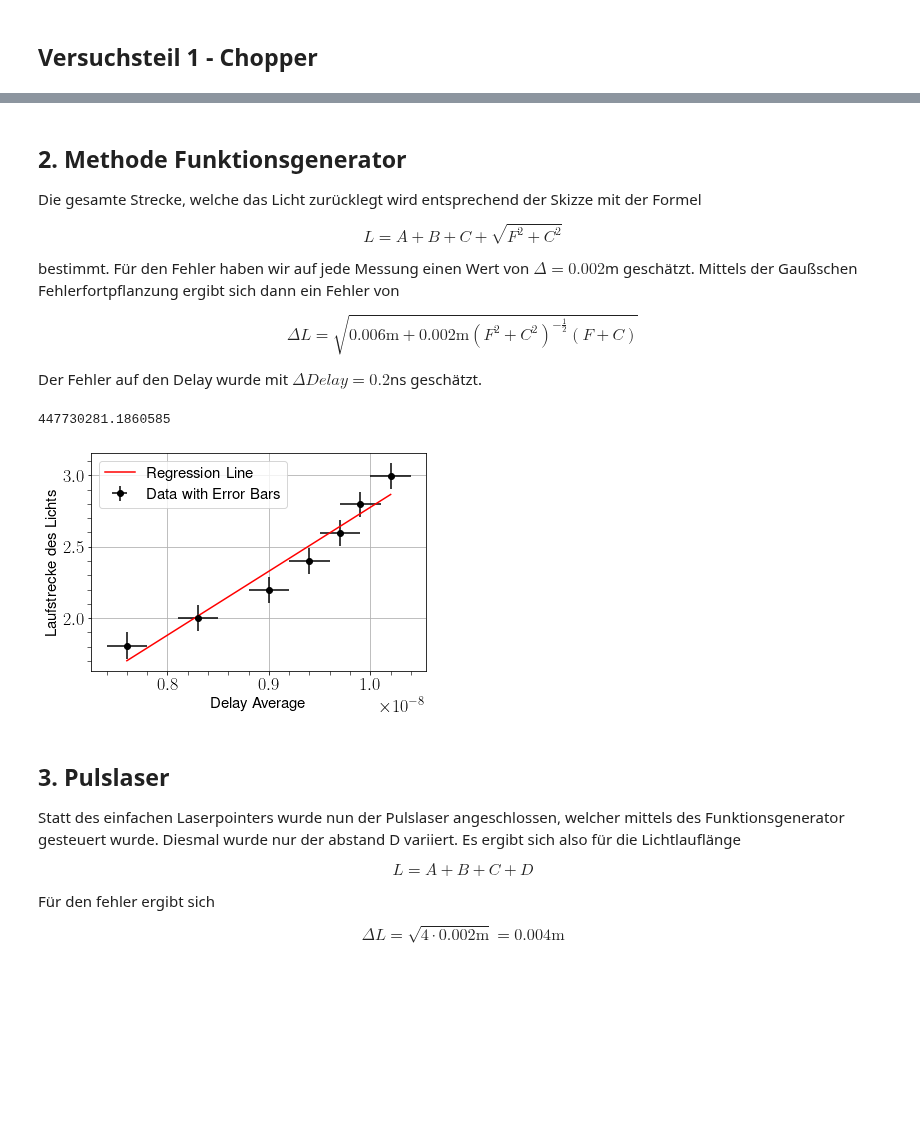
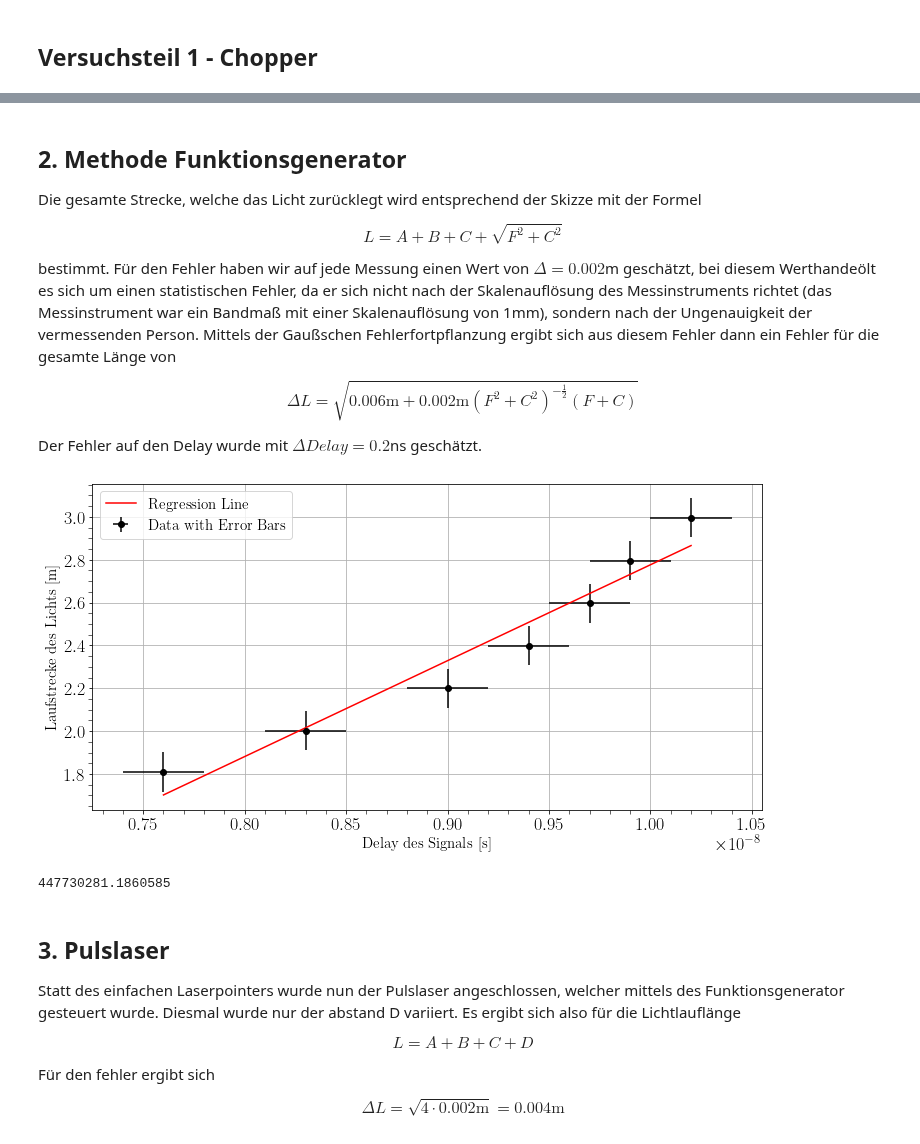
Before and after one commit to MayerPablo/FP, a Jupyter notebook: Lichtlaufzeiten/Lichtlaufzeiten.ipynb, the cells around one changed output, grey strips where cells are left out. Cells and saved outputs as stored; diff of their text form; code cells hidden in the pictures; blank space fills up the shorter version.

```diff
--- a/Lichtlaufzeiten/Lichtlaufzeiten.ipynb
+++ b/Lichtlaufzeiten/Lichtlaufzeiten.ipynb
@@ -233,49 +255,61 @@ Die gesamte Strecke, welche das Licht zurücklegt wird entsprechend der Skizze m
 
 $$L = A + B + C + \sqrt{F^2+C^2}$$
 
-bestimmt. Für den Fehler haben wir auf jede Messung einen Wert von $\Delta = 0.002$m geschätzt. Mittels der Gaußschen Fehlerfortpflanzung ergibt sich dann ein Fehler von
+bestimmt. Für den Fehler haben wir auf jede Messung einen Wert von $\Delta = 0.002$m geschätzt, bei diesem Werthandeölt es sich um einen statistischen Fehler, da er sich nicht nach der Skalenauflösung des Messinstruments richtet (das Messinstrument war ein Bandmaß mit einer Skalenauflösung von 1mm), sondern nach der Ungenauigkeit der vermessenden Person. Mittels der Gaußschen Fehlerfortpflanzung ergibt sich aus diesem Fehler dann ein Fehler für die gesamte Länge von
 
 $$\Delta L=\sqrt{0.006\text{m}+0.002\text{m}(F^{2}+C^{2})^{-\frac{1}{2}}(F+C)}$$
 
 Der Fehler auf den Delay wurde mit $\Delta Delay = 0.2$ns geschätzt.
 # %%
-# Date Einlesen und erste Berechnungen:
+# Funktion zum Berechnen der Lichtlaufstrecke
 def bestimmungLichtLaufstrecke(C):
     return np.sqrt(F**2+C**2) + A + B + C
 
-def bestimmungLichtLaufstreckeErr(C): #Mittels Gaußscher Fehlerfortpflanzung
+# Funktion zum Berechnen des Fehlers auf die Lichtlaufstrecke mittels Gaußscher Fehlerfortpflanzung
+def bestimmungLichtLaufstreckeErr(C):
     return np.sqrt(0.006+0.002*(F**2+C**2)**(-1/2)*(F+C))
 
 # Längen des Aufbaus:
-A,B,F = 0.763,0.750,0.065
-MessungenC = np.array([0.74,0.64,0.54,0.44,0.34,0.24,0.14])
-fehlerStreckenmessung = 0.002
+A,B,F = 0.763, 0.750, 0.065                                 # m
+MessungenC = np.array([0.74,0.64,0.54,0.44,0.34,0.24,0.14]) # m
+StreckenmessungErr = 0.002                                  # m
 
 # Gemessene Delays mit Average, min und max, abgelesen vom Oszilloskop
-DelayAverage = np.array([10.2,9.9,9.7,9.4,9,8.3,7.6]) * 10**-9
-DelayMin = np.array([9.6,9.6,9.3,9.3,8.8,7.2,7.0]) * 10**-9
-DelayMax = np.array([10.6,10.2,9.9,9.9,9.6,10.9,9.4]) * 10**-9
-DelayErr = 0.2 * 10**-9
+delayAverage = np.array([10.2,9.9,9.7,9.4,9,8.3,7.6]) * 10**-9 # s
+delayMin = np.array([9.6,9.6,9.3,9.3,8.8,7.2,7.0]) * 10**-9    # s
+delayMax = np.array([10.6,10.2,9.9,9.9,9.6,10.9,9.4]) * 10**-9 # s
+delayErr = 0.2 * 10**-9                                        # s
 
 # Berechnen Gesamt Länge und Fehler
 LichtLaufstrecke2 = bestimmungLichtLaufstrecke(MessungenC)
 LichtLaufstrecke2Err = bestimmungLichtLaufstreckeErr(MessungenC)
 # %%
 # Plotten der Daten und Lineare Regression
-bTeil2 = bestA(DelayAverage,LichtLaufstrecke2)
-mTeil2 = bestB(DelayAverage,LichtLaufstrecke2)
+bTeil2 = bestA(delayAverage,LichtLaufstrecke2)
+mTeil2 = bestB(delayAverage,LichtLaufstrecke2)
 
-plt.errorbar(DelayAverage, LichtLaufstrecke2, yerr=LichtLaufstrecke2Err,
-             xerr=DelayErr, fmt='o', label='Data with Error Bars', color='black')
-plt.plot(DelayAverage, mTeil2 * DelayAverage + bTeil2, color='red', label='Regression Line')
-print(mTeil2)
-plt.xlabel('Delay Average')
-plt.ylabel('Laufstrecke des Lichts')
+# Plotgröße anpassen
+plt.figure(figsize=(12, 6))
+
+# Zeichnen der Datenpunkte in schwarz
+plt.errorbar(delayAverage, LichtLaufstrecke2, yerr=LichtLaufstrecke2Err,
+             xerr=delayErr, fmt='o', label='Data with Error Bars', color='black')
+
+# Zeichnen der linearen Ausgleichsgerade in rot
+plt.plot(delayAverage, mTeil2 * delayAverage + bTeil2, color='red', label='Regression Line')
+
+# Achsenbeschriftungen
+plt.xlabel(r'Delay des Signals [s]')
+plt.ylabel(r'Laufstrecke des Lichts [m]')
+
 plt.legend()
 plt.show()
+
+# Ausgabe der Steigung bzw. der Lichtgeschwindigkeit
+print(mTeil2)
 # %% [output]
+[figure, new version]
 447730281.1860585
-[figure, old version]
 # %% [markdown]
 ## 3. Pulslaser
 Statt des einfachen Laserpointers wurde nun der Pulslaser angeschlossen, welcher mittels des Funktionsgenerator gesteuert wurde.
```
Also changed, not shown: parts of 8 cells of this notebook, 1 other file.
